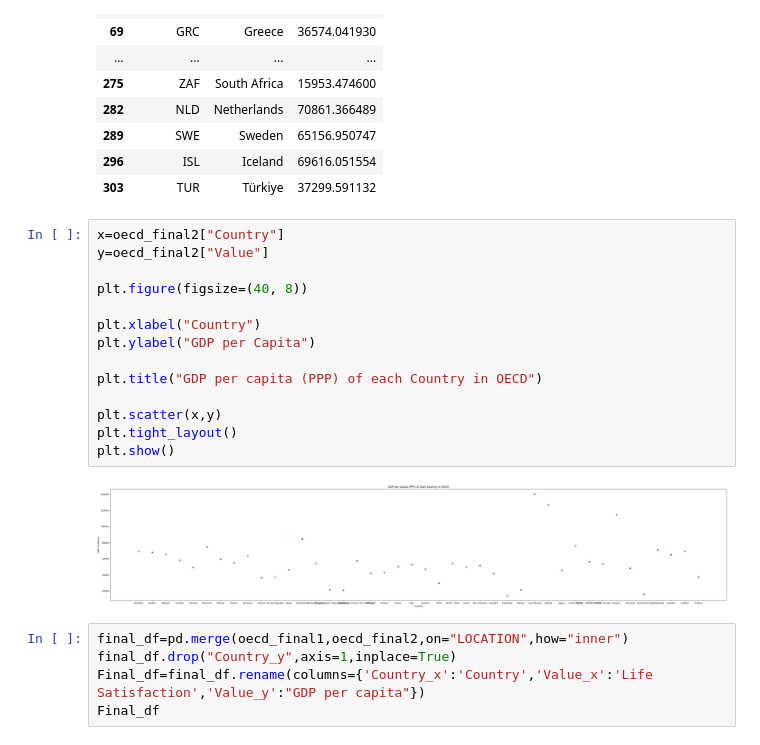
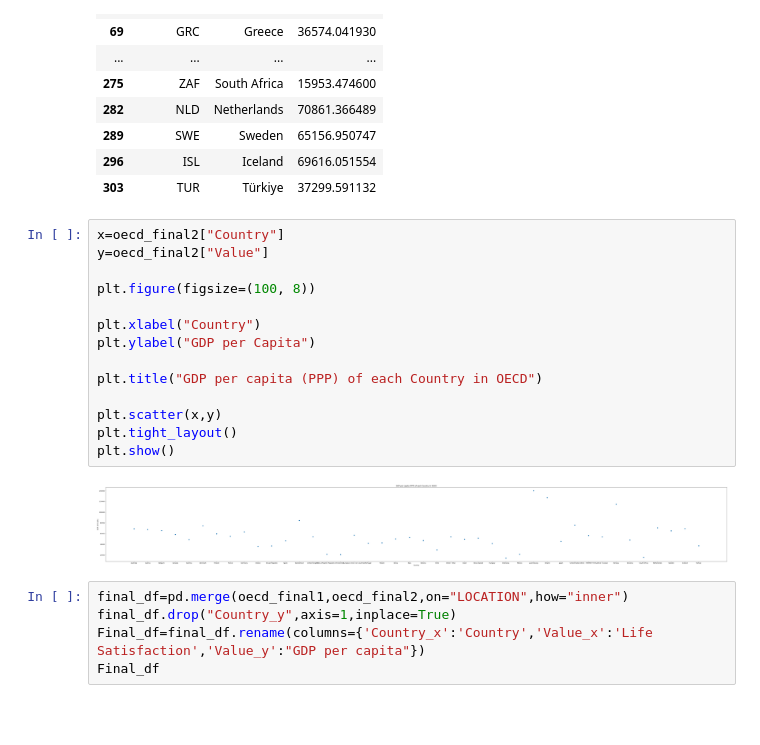
Before and after one commit to Somanath-codes/Learning-Machine-Learning-, a Jupyter notebook: ML folder/interesting.ipynb, the cells around one changed output. Cells and saved outputs as stored; diff of their text form; blank space fills up the shorter version.

Commit message:
some graph spacing

```diff
--- a/ML folder/interesting.ipynb
+++ b/ML folder/interesting.ipynb
@@ -134,19 +134,19 @@ oecd_final2
 # %%
 x=oecd_final2["Country"]
 y=oecd_final2["Value"]
 
-plt.figure(figsize=(40, 8))
+plt.figure(figsize=(100, 8))
 
 plt.xlabel("Country")
 plt.ylabel("GDP per Capita")
 
 plt.title("GDP per capita (PPP) of each Country in OECD")
 
 plt.scatter(x,y)
 plt.tight_layout()
 plt.show()
 # %% [output]
-[figure, old version]
+[figure, new version]
 # %%
 final_df=pd.merge(oecd_final1,oecd_final2,on="LOCATION",how="inner")
 final_df.drop("Country_y",axis=1,inplace=True)
```
